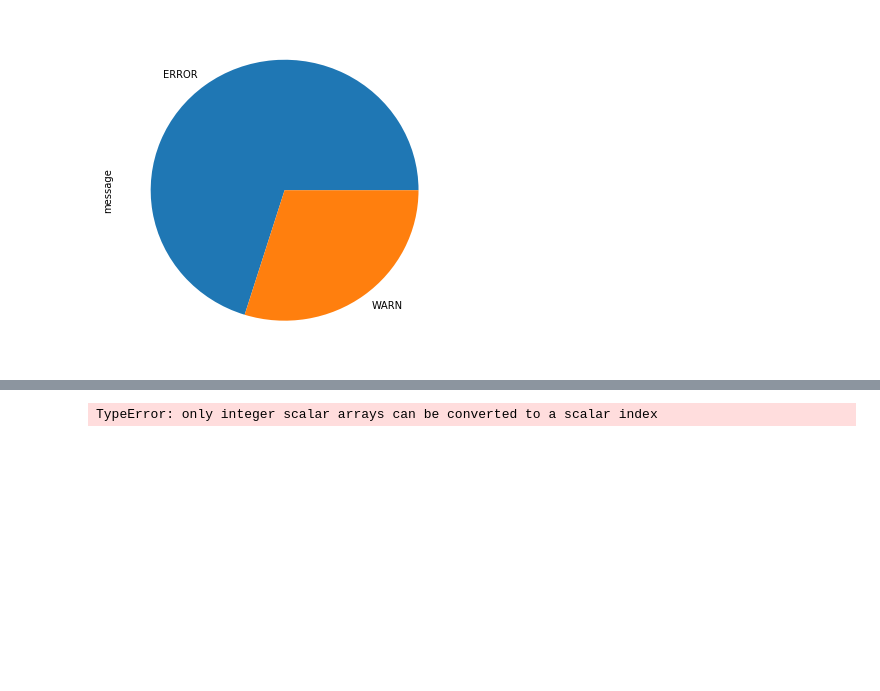
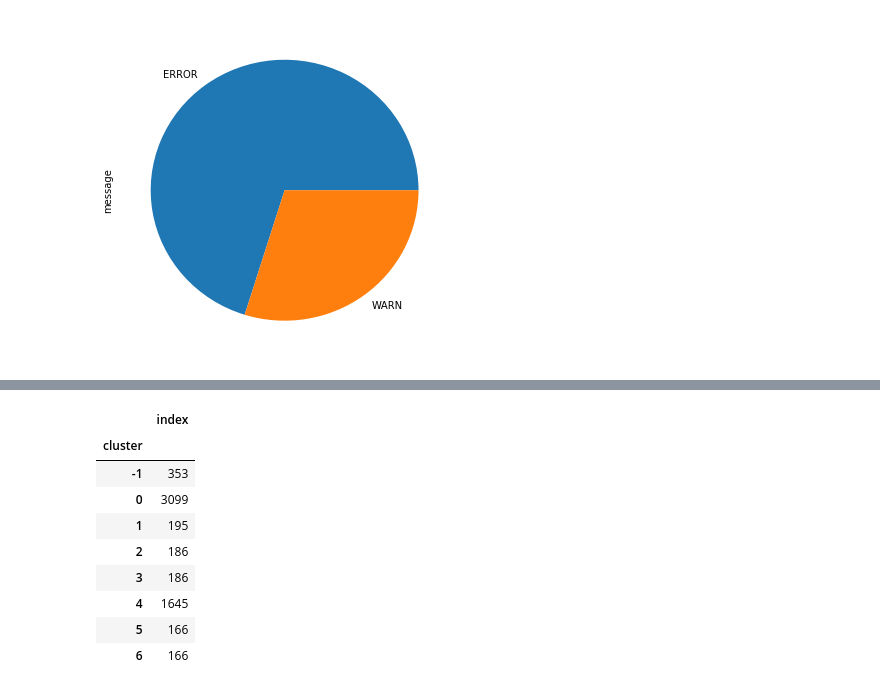
Before and after one commit to lssol/clusteringLogs, a Jupyter notebook: ClusteringLogs.ipynb, the cells around one changed output, grey strips where cells are left out. Drawn from its saved outputs; the diff is of its cells as text; code cells hidden in the pictures; blank space fills up the shorter version.

```diff
--- a/ClusteringLogs.ipynb
+++ b/ClusteringLogs.ipynb
@@ -53,5 +77,4 @@ from sklearn.preprocessing import StandardScaler
 # %%
-messages = [message.split() for message in data['message']]
-dictionary = corpora.Dictionary(messages)
 corpus = [dictionary.doc2bow(message) for message in messages]
-X = matutils.corpus2csc(corpus)
+X = matutils.corpus2csc(corpus).transpose()
+X
@@ -58,2 +83,0 @@ X = matutils.corpus2csc(corpus)
-# %%
-X = StandardScaler(with_mean=False).fit_transform(X)
@@ -63,2 +84,2 @@ X = StandardScaler(with_mean=False).fit_transform(X)
 # %%
-db = DBSCAN(eps=0.3, min_samples=10).fit(X)
+db = DBSCAN(eps=1, min_samples=100).fit(X)
@@ -94,4 +86,16 @@ cl
-# %%
-cluster1 = corpus[i]
-# %% [output]
-TypeError: only integer scalar arrays can be converted to a scalar index
+# %%
+labelsArray = [[index,label] for index, label in enumerate(db.labels_.tolist())]
+labels = pd.DataFrame(labelsArray, columns=["index", "cluster"])
+# %%
+labels.groupby("cluster").count()
+# %% [output]
+|  | index |
+| cluster |  |
+| -1 | 353 |
+| 0 | 3099 |
+| 1 | 195 |
+| 2 | 186 |
+| 3 | 186 |
+| 4 | 1645 |
+| 5 | 166 |
+| 6 | 166 |
```
Also changed, not shown: parts of 11 cells of this notebook.
